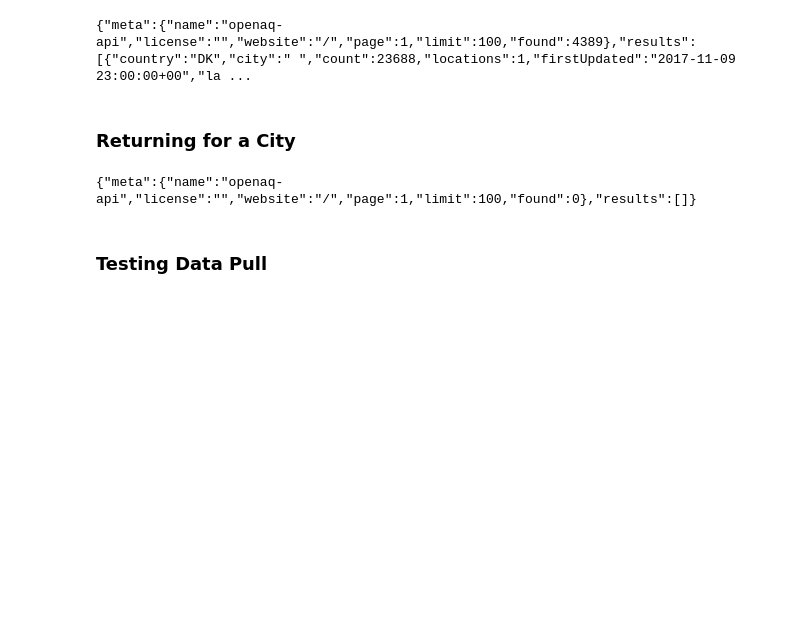
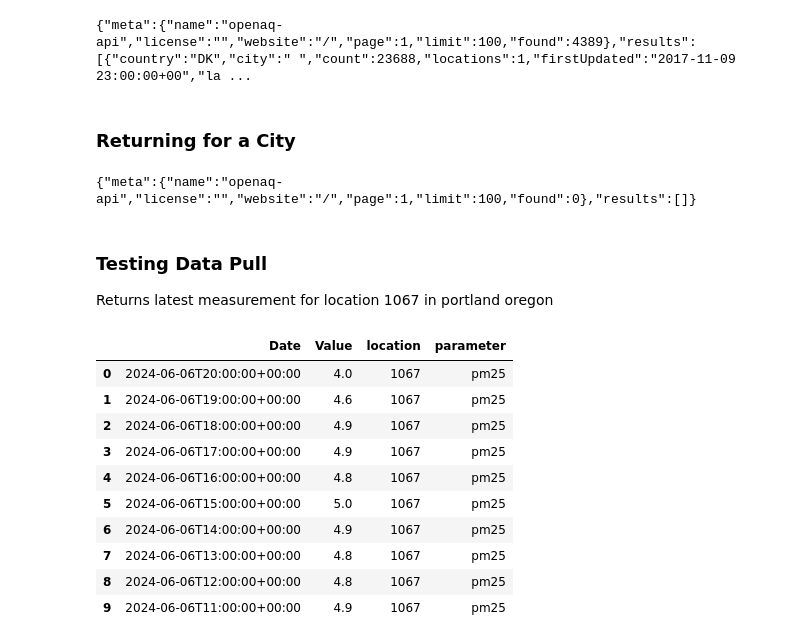
Before and after one commit to pinstripezebra/Air-Polution-Forecasting, a Jupyter notebook: prototyping.ipynb, the cells around one changed output. Saved outputs shown, nothing was run; the diff lists cells and outputs as text; code cells hidden in the pictures; blank space fills up the shorter version.

Commit message:
adding function to query air quality data

```diff
--- a/prototyping.ipynb
+++ b/prototyping.ipynb
@@ -58,8 +59,47 @@ print(response.text)
 {"meta":{"name":"openaq-api","license":"","website":"/","page":1,"limit":100,"found":0},"results":[]}
 # %% [markdown]
 ### Testing Data Pull
+Returns latest measurement for location 1067 in portland oregon
-# %%
-url = "https://api.openaq.org/v2/averages?temporal=hour&locations_id=70084&spatial=location&limit=100&page=1"
-headers = {"accept": "application/json"}
-response = requests.get(url, headers=headers)
-print(response.text)
+# %%
+def query_weather_data(location):
+
+    # Defining url for location and requesting data
+    url = "https://api.openaq.org/v2/measurements?date_from=2024-05-30T00%3A00%3A00Z&date_to=2024-06-06T20%3A45%3A00Z&limit=100&page=1&offset=0&sort=desc&parameter_id=2&radius=1000&location_id={}&order_by=datetime".format(location)
+    headers = {"accept": "application/json"}
+    response = requests.get(url, headers=headers)
+    converted = response.json()['results']
+
+    # Defining lists for data parsing
+    values = []
+    date = []
+    location = []
+    parameter = []
+
+    # Iterating through dict and appending values
+    for entry in converted:
+        values.append(entry['value'])
+        date.append(entry['date']['utc'])
+        location.append(entry['locationId'])
+        parameter.append(entry['parameter'])
+
+    df = pd.DataFrame.from_dict({"Date": date,
+                                "Value": values,
+                                "location": location,
+                                "parameter": parameter})
+    return df
+# %%
+test_location = 1067
+test_df = query_weather_data(test_location)
+test_df.head(10)
+# %% [output]
+|  | Date | Value | location | parameter |
+| 0 | 2024-06-06T20:00:00+00:00 | 4.0 | 1067 | pm25 |
+| 1 | 2024-06-06T19:00:00+00:00 | 4.6 | 1067 | pm25 |
+| 2 | 2024-06-06T18:00:00+00:00 | 4.9 | 1067 | pm25 |
+| 3 | 2024-06-06T17:00:00+00:00 | 4.9 | 1067 | pm25 |
+| 4 | 2024-06-06T16:00:00+00:00 | 4.8 | 1067 | pm25 |
+| 5 | 2024-06-06T15:00:00+00:00 | 5.0 | 1067 | pm25 |
+| 6 | 2024-06-06T14:00:00+00:00 | 4.9 | 1067 | pm25 |
+| 7 | 2024-06-06T13:00:00+00:00 | 4.8 | 1067 | pm25 |
+| 8 | 2024-06-06T12:00:00+00:00 | 4.8 | 1067 | pm25 |
+| 9 | 2024-06-06T11:00:00+00:00 | 4.9 | 1067 | pm25 |
```
Also changed, not shown: parts of 1 cell of this notebook.
